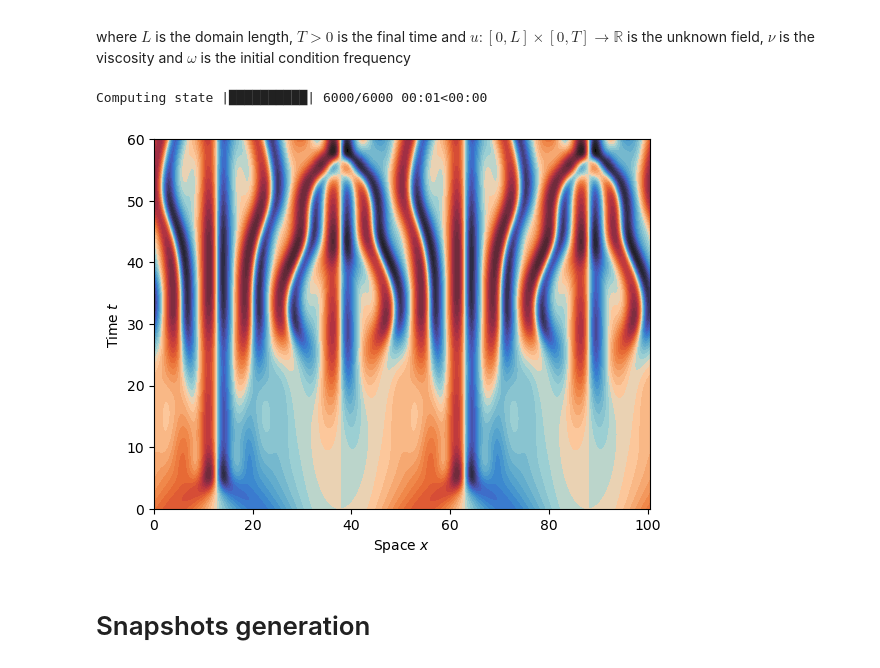
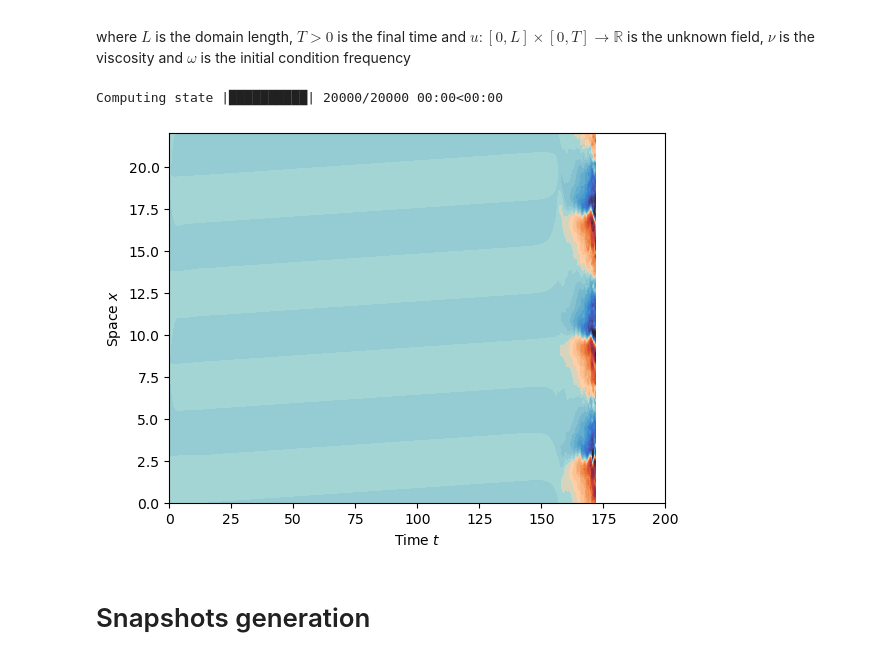
Before and after one commit to markus0800/SHRED-ROM, a Jupyter notebook: KuramotoSivashinsky.ipynb, the cells around one changed output. Cells and saved outputs as stored; diff of their text form; code cells hidden in the pictures.

```diff
--- a/KuramotoSivashinsky.ipynb
+++ b/KuramotoSivashinsky.ipynb
@@ -40,9 +40,9 @@ where $L$ is the domain length, $T > 0$ is the final time and $u: [0,L] \times [
 # %%
 # DOMAIN DISCRETIZATION
 
-nstate = 2048
-L = 2 * np.pi * 16
-x = L * np.linspace(0, 1, nstate, endpoint=False)
+nstate = 100
+L = 22
+x = np.linspace(0, L, nstate)
 # %%
 # DEFINE THE STATE PROBLEM SOLVER
 
@@ -97,42 +97,42 @@ def compute_state(nu, omega, dt, T, nstepsoutput = 300):
 # SOLVE THE STATE PROBLEM
 
 dt = 1e-2
-T = 60.0
-nstepsoutput = 150
+T = 200.0
+nstepsoutput = 400
 
-nu = 1.0
+nu = 0.5
 omega = 2.0
 
 ut = compute_state(nu, omega, dt, T, nstepsoutput)
 # %% [output]
-Computing state |██████████| 6000/6000 00:01<00:00
+Computing state |██████████| 20000/20000 00:00<00:00
 # %%
 # STATE TRAJECTORY (PLOT)
 
 def plot_state(u, cmap = "jet", title = None, colorbar = True, levels = 50, vmax = None, vmin = None):
     """
     State trajectory
     Input: state trajectory with dimension (ntimes, nstate) and plot functionalities
     """
 
     times = np.linspace(0, T, u.shape[0])
 
-    xgrid, timesgrid = np.meshgrid(x, times)
+    timesgrid, xgrid = np.meshgrid(times, x)
 
-    fig = plt.contourf(xgrid, timesgrid, u, cmap = cmap, levels = levels, vmax = vmax, vmin = vmin)
+    fig = plt.contourf(timesgrid, xgrid, u.transpose(), cmap = cmap, levels = levels, vmax = vmax, vmin = vmin)
 
-    plt.xlabel(r"Space $x$")
-    plt.ylabel(r"Time $t$")
-    plt.xlim((x[0], x[-1]))
-    plt.ylim(times[0], times[-1])
+    plt.xlabel(r"Time $t$")
+    plt.ylabel(r"Space $x$")
+    plt.xlim(times[0], times[-1])
+    plt.ylim((x[0], x[-1]))
     plt.title(title)
 
     if colorbar:
         plt.colorbar(fig)
 
 plot_state(ut, cmap, colorbar = False)
 # %% [output]
-[figure, old version]
+[figure, new version]
 # %% [markdown]
 # Snapshots generation
 # %%
```
Also changed, not shown: parts of 1 cell of this notebook, 3 other files.
